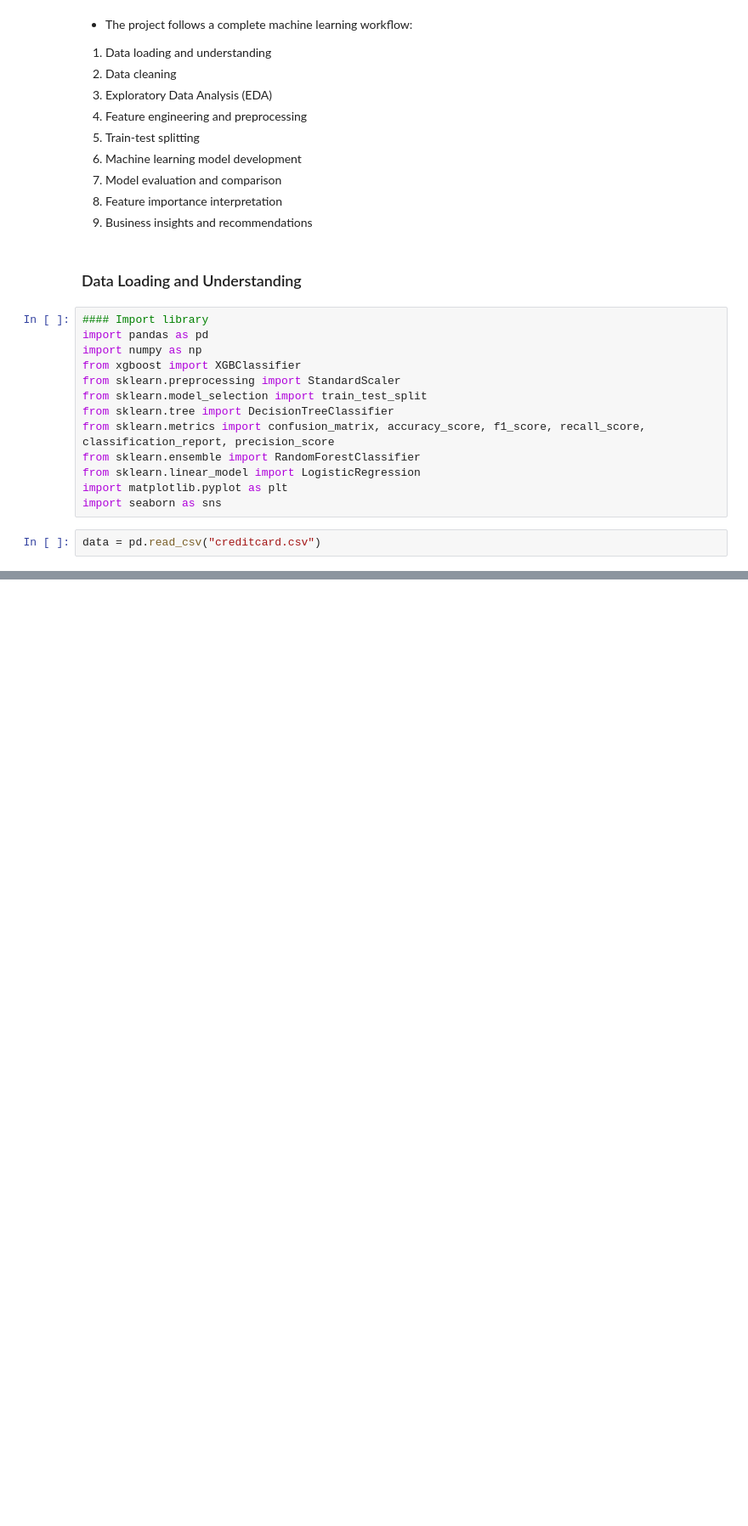
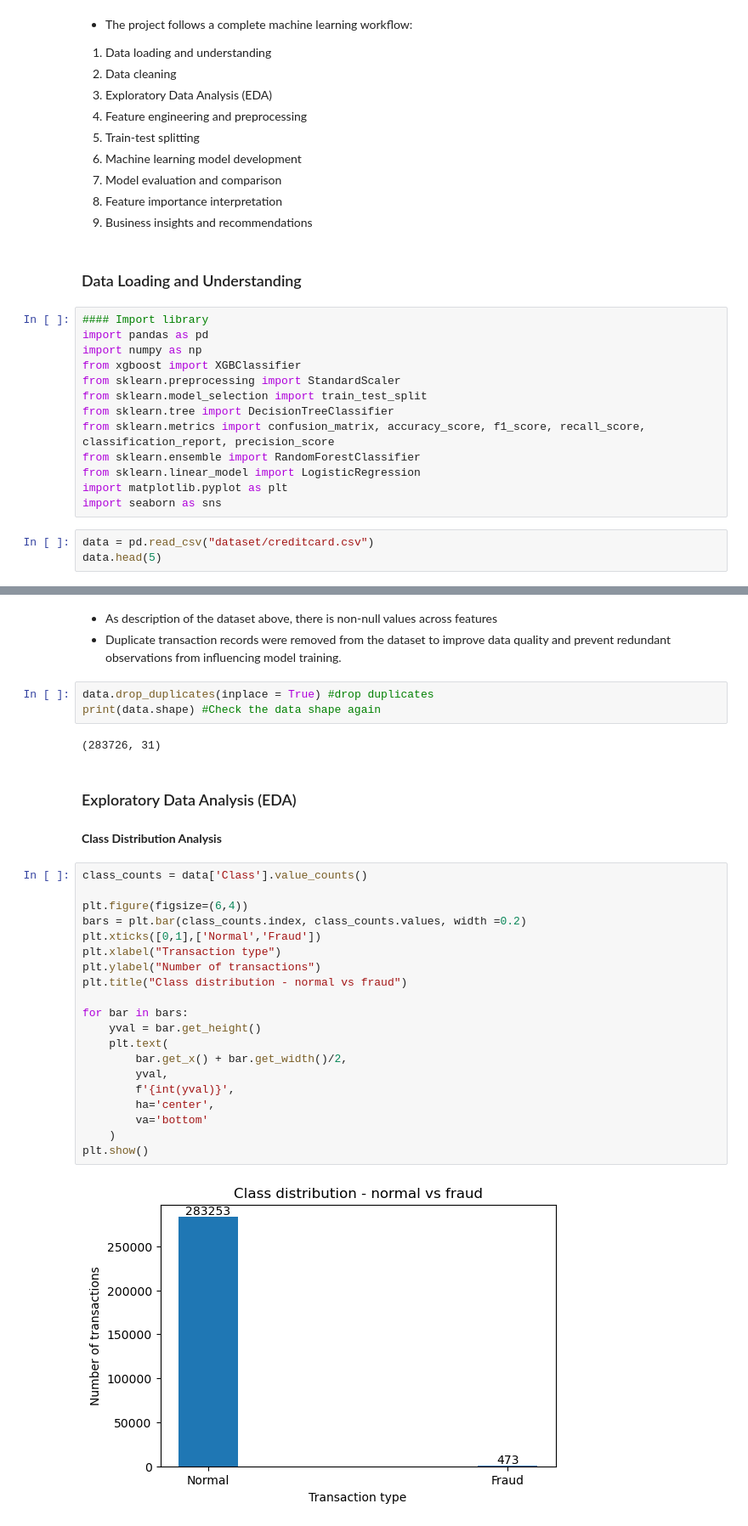
Before and after one commit to tranngonguyettu/Fraud_Detection, a Jupyter notebook: fraud_detection.ipynb, the cells around one changed output, grey strips where cells are left out. Shown at 85% size. Saved outputs shown, nothing was run; the diff lists cells and outputs as text; blank space fills up the shorter version.

```diff
--- a/fraud_detection.ipynb
+++ b/fraud_detection.ipynb
@@ -62,4 +62,5 @@ from sklearn.linear_model import LogisticRegression
 import matplotlib.pyplot as plt
 import seaborn as sns
 # %%
-data = pd.read_csv("creditcard.csv")
+data = pd.read_csv("dataset/creditcard.csv")
+data.head(5)
@@ -65,0 +134,34 @@ data = pd.read_csv("creditcard.csv")
+# %% [markdown]
+- As description of the dataset above, there is non-null values across features
+- Duplicate transaction records were removed from the dataset to improve data quality and prevent redundant observations from influencing model training.
+# %%
+data.drop_duplicates(inplace = True) #drop duplicates
+print(data.shape) #Check the data shape again
+# %% [output]
+(283726, 31)
+# %% [markdown]
+### Exploratory Data Analysis (EDA)
+# %% [markdown]
+**Class Distribution Analysis**
+# %%
+class_counts = data['Class'].value_counts()
+
+plt.figure(figsize=(6,4))
+bars = plt.bar(class_counts.index, class_counts.values, width =0.2)
+plt.xticks([0,1],['Normal','Fraud'])
+plt.xlabel("Transaction type")
+plt.ylabel("Number of transactions")
+plt.title("Class distribution - normal vs fraud")
+
+for bar in bars:
+    yval = bar.get_height()
+    plt.text(
+        bar.get_x() + bar.get_width()/2,
+        yval,
+        f'{int(yval)}',
+        ha='center',
+        va='bottom'
+    )
+plt.show()
+# %% [output]
+[figure, added]
```
Also changed, not shown: parts of 12 cells of this notebook.
